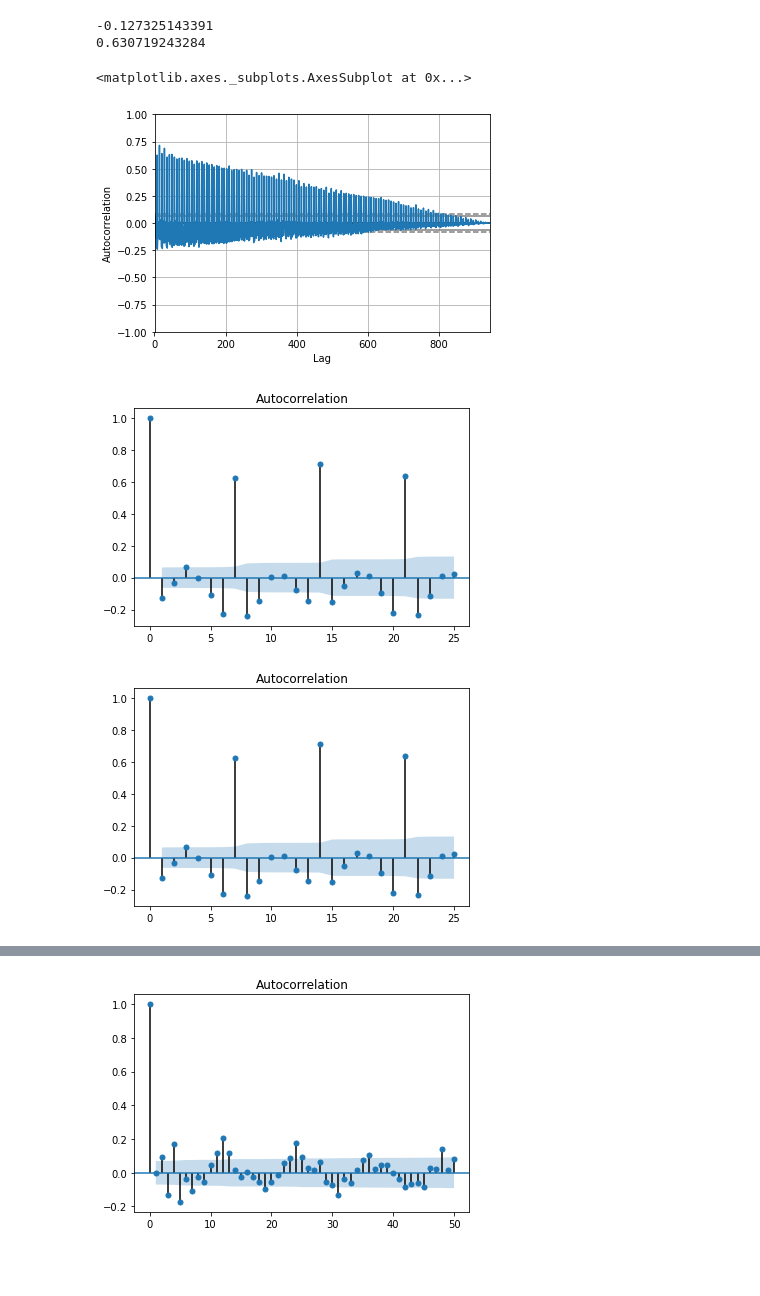
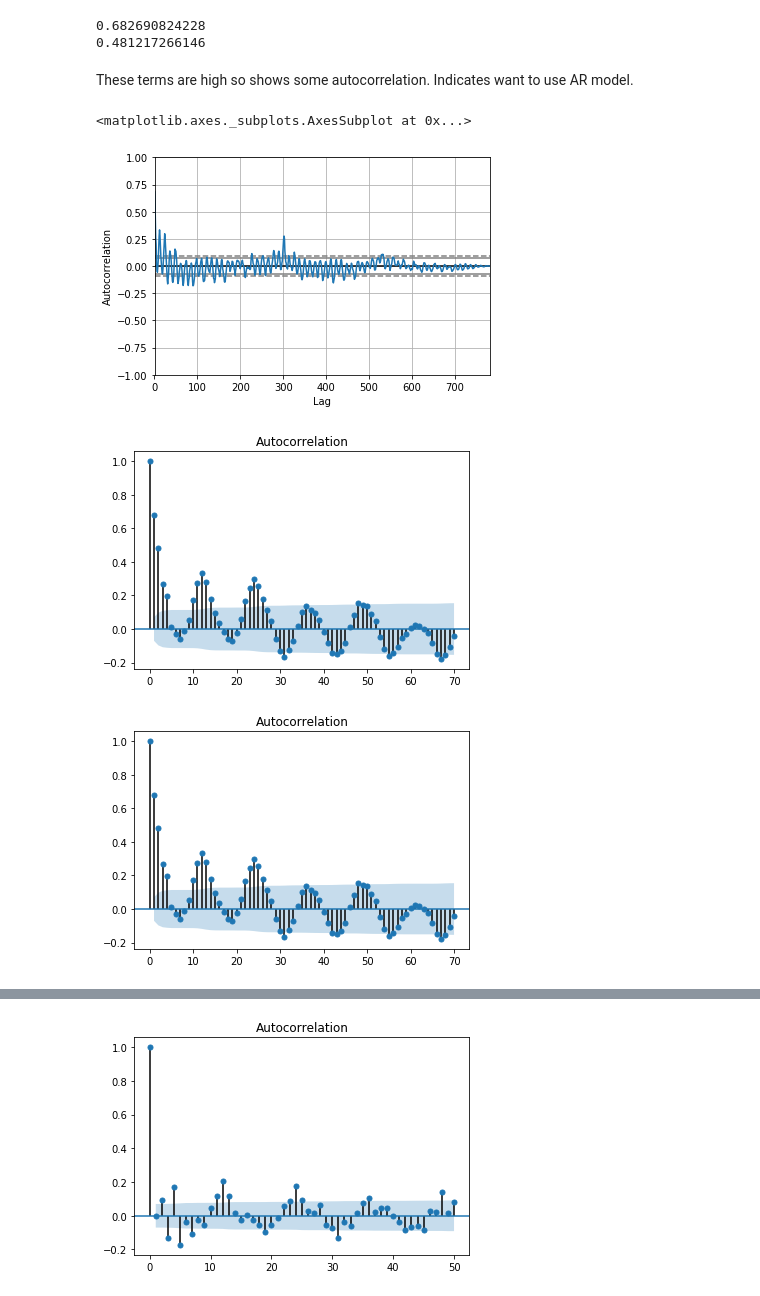
Before and after one commit to leahgaeta/Leah-Gaeta-GA-Data-Science, a Jupyter notebook: lessons/lesson-16/code/starter-code/starter-code-16.ipynb, the cells around one changed output, grey strips where cells are left out. Drawn from its saved outputs; the diff is of its cells as text; code cells hidden in the pictures; blank space fills up the shorter version.

```diff
--- a/lessons/lesson-16/code/starter-code/starter-code-16.ipynb
+++ b/lessons/lesson-16/code/starter-code/starter-code-16.ipynb
@@ -20,22 +20,24 @@ store1_open_data[['Sales']].plot()
 # %%
-print store1_data.Sales.autocorr(lag=1)
-print store1_data.Sales.autocorr(lag=7)
+print store1_open_data.Sales.autocorr(lag=1)
+print store1_open_data.Sales.autocorr(lag=2)
 # %% [output]
--0.127325143391
-0.630719243284
+0.682690824228
+0.481217266146
+# %% [markdown]
+These terms are high so shows some autocorrelation.  Indicates want to use AR model.
 # %%
 from pandas.tools.plotting import autocorrelation_plot
 
-autocorrelation_plot(store1_data.Sales)
+autocorrelation_plot(store1_open_data.Sales)
 # %% [output]
 <matplotlib.axes._subplots.AxesSubplot at 0x...>
-[figure, old version]
+[figure, new version]
 # %%
 from statsmodels.graphics.tsaplots import plot_acf
-plot_acf(store1_data.Sales, lags=25)
+plot_acf(store1_open_data.Sales, lags=70)
 # %% [output]
-[figure, old version]
+[figure, new version]
-[figure, old version]
+[figure, new version]
 # %%
 from statsmodels.tsa.arima_model import ARMA
 
```
Also changed, not shown: parts of 19 cells of this notebook, 1 other file.
